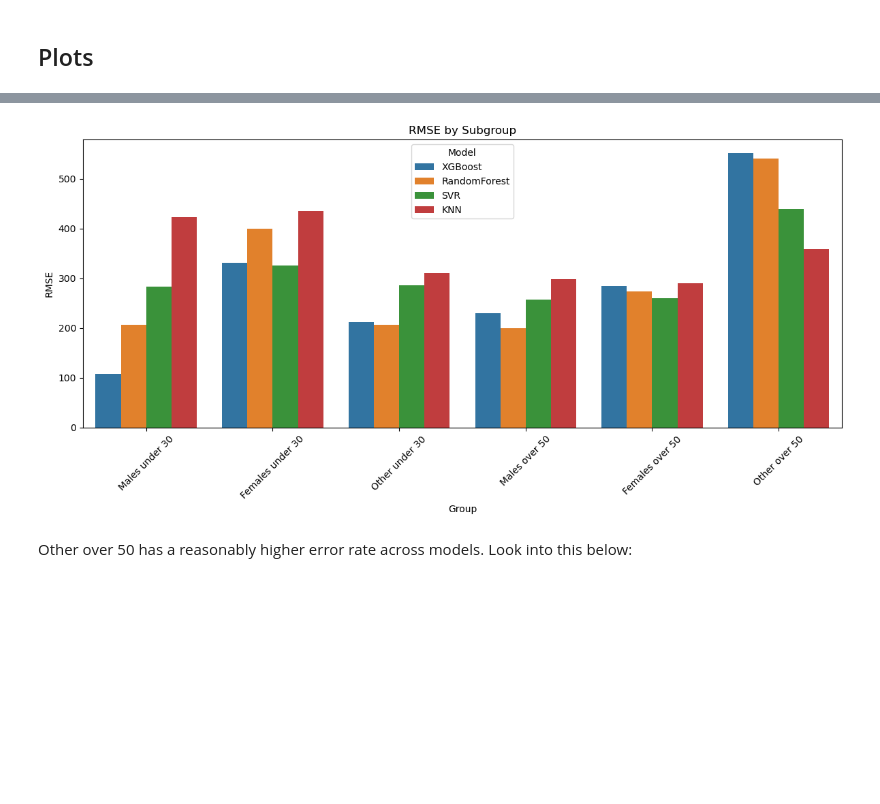
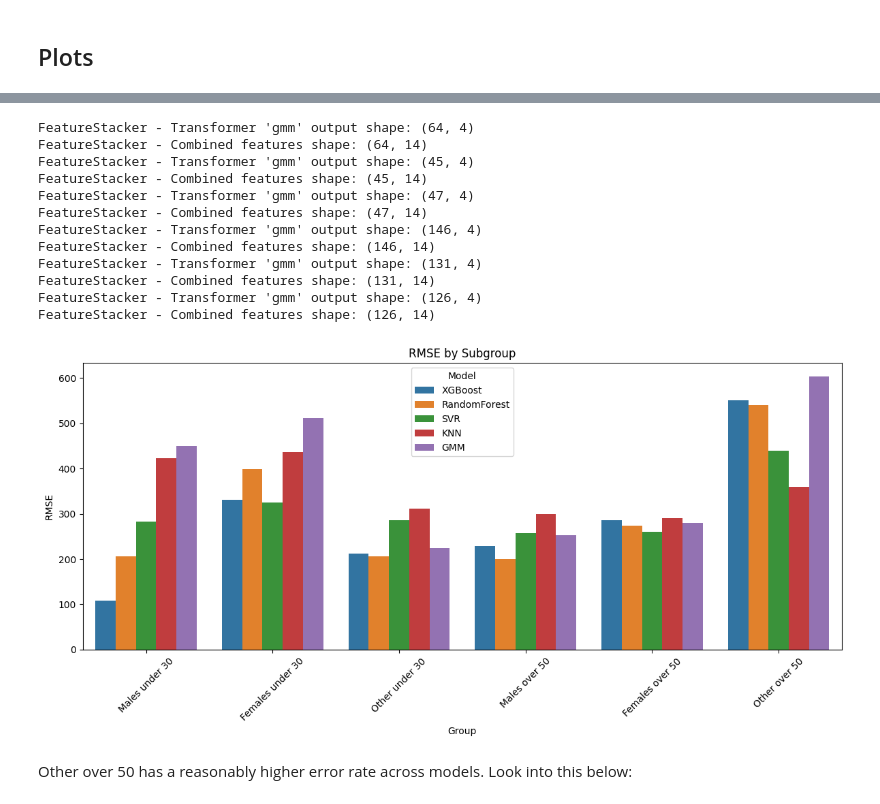
Before and after one commit to DeerWhiplash/headlights, a Jupyter notebook: dataset/model_comparison.ipynb, the cells around one changed output, grey strips where cells are left out. Saved outputs shown, nothing was run; the diff lists cells and outputs as text; code cells hidden in the pictures; blank space fills up the shorter version.

Commit message:
ml: add GMM to model_comparison

```diff
--- a/dataset/model_comparison.ipynb
+++ b/dataset/model_comparison.ipynb
@@ -395,7 +449,7 @@ def plot_all_model_predictions(model_results, X_val, y_val, exclude_models=None)
     plt.suptitle("Actual vs Predicted Settlement Values by Model", fontsize=16, y=1.02)
     plt.show()
 # %%
-def execute_pipeline(models, preprocesser, X_train_data=None):
+def execute_pipeline(models, preprocessor, X_train_data=None):
     # Dictionary to store model results
     model_results = {}
     print("\nTraining and evaluating models:")
@@ -404,10 +458,19 @@ def execute_pipeline(models, preprocesser, X_train_data=None):
         start_time = time.time()
 
         # Create pipeline with preprocessing and model
-        pipeline = Pipeline(steps=[
-            ('preprocessor', preprocesser),
-            ('model', model)
-        ])
+        if ('GMM' in name):
+            pipeline = Pipeline(steps=[
+                ('preprocessor', preprocessor),
+                ('feature_stack', FeatureStacker([
+                    ('gmm', GMMClusterer(max_clusters=4))
+                ])),
+                ('cluster_model_trainer', ClusterModelTrainerWithTuning())
+            ])
+        else:
+            pipeline = Pipeline(steps=[
+                ('preprocessor', preprocessor),
+                ('model', model)
+            ])
 
         # Train the model
         print(f"Training {name}...")
@@ -488,7 +551,7 @@ models = {
 
 preprocessor = define_preprocessor(claims_data)
 
-best_model_name, best_pipeline, model_results = execute_pipeline(models=models, preprocesser=preprocessor)
+best_model_name, best_pipeline, model_results = execute_pipeline(models=models, preprocessor=preprocessor)
 # %% [output]
 Categorical columns: ['DominantInjury', 'VehicleType', 'WeatherConditions', 'AccidentDescription', 'InjuryDescription', 'Gender']
 Numerical columns: ['InjuryPrognosis', 'SpecialHealthExpenses', 'SpecialReduction', 'SpecialOverage', 'GeneralRest', 'SpecialAdditionalInjury', 'SpecialEarningsLoss', 'SpecialUsageLoss', 'SpecialMedic ...
@@ -717,11 +797,9 @@ X_test_filtered = X_test[top_10]
 
 preprocessor = define_preprocessor(X_train_filtered)
 
-# with open('soft_clustering.pkl', 'rb') as f:
-#     gmm_cluster_model = pickle.load(f)
-
-# for key in gmm_cluster_model:
-#     print(f"{key}: {type(gmm_cluster_model[key])}")
+with open('soft_clustering.pkl', 'rb') as f:
+    gmm_cluster_model = pickle.load(f)
+    cluster_model_trainer = gmm_cluster_model.named_steps['cluster_model_trainer']
 
 models = {
     'LinearRegression': LinearRegression(),
@@ -730,8 +808,8 @@ models = {
     'GradientBoosting': GradientBoostingRegressor(random_state=42),
     'XGBoost': XGBRegressor(random_state=42, verbosity=0),
     'SVR': SVR(),
-    'KNN': KNeighborsRegressor()
-    # 'GMM': gmm_cluster_model
+    'KNN': KNeighborsRegressor(),
+    'GMM': cluster_model_trainer
 }
 # %% [output]
 Categorical columns: ['DominantInjury', 'VehicleType', 'WeatherConditions', 'AccidentDescription', 'InjuryDescription', 'Gender']
@@ -747,7 +825,7 @@ else:
 # %% [output]
 All top 10 features are present in the filtered dataset.
 # %%
-best_model_name, best_pipeline, model_results = execute_pipeline(models=models, preprocesser=preprocessor, X_train_data=X_train_filtered)
+best_model_name, best_pipeline, model_results = execute_pipeline(models=models, preprocessor=preprocessor, X_train_data=X_train_filtered)
 
 param_grids = {
     'RandomForest': {
@@ -772,6 +850,7 @@ param_grids = {
         'model__kernel': ['rbf']
     }
 }
+
 # print(models['SVR'].get_params().keys())
 # best_pipeline, param_grid, model_results = model_tuner(best_pipeline, param_grid, model_results)
 top_3_models = sorted(model_results.items(), key=lambda x: x[1]['RMSE'])[:3]
@@ -854,17 +998,30 @@ plt.show()
 # %%
 tuned_models['KNN'] = model_results['KNN']
+tuned_models['GMM'] = model_results['GMM']
 df_subgroup_comparison = evaluate_all_models_by_subgroup(tuned_models, X_val_filtered, y_val, subgroups)
 filtered_df = df_subgroup_comparison[
     ~df_subgroup_comparison['Model'].isin(['LinearRegression', 'Ridge'])
 ]
 plt.figure(figsize=(12, 6))
 sns.barplot(data=filtered_df, x='Group', y='RMSE', hue='Model')
 plt.title("RMSE by Subgroup")
 plt.xticks(rotation=45)
 plt.tight_layout()
 plt.show()
 # %% [output]
+FeatureStacker - Transformer 'gmm' output shape: (64, 4)
+FeatureStacker - Combined features shape: (64, 14)
+FeatureStacker - Transformer 'gmm' output shape: (45, 4)
+FeatureStacker - Combined features shape: (45, 14)
+FeatureStacker - Transformer 'gmm' output shape: (47, 4)
+FeatureStacker - Combined features shape: (47, 14)
+FeatureStacker - Transformer 'gmm' output shape: (146, 4)
+FeatureStacker - Combined features shape: (146, 14)
+FeatureStacker - Transformer 'gmm' output shape: (131, 4)
+FeatureStacker - Combined features shape: (131, 14)
+FeatureStacker - Transformer 'gmm' output shape: (126, 4)
+FeatureStacker - Combined features shape: (126, 14)
-[figure, old version]
+[figure, new version]
 # %% [markdown]
 Other over 50 has a reasonably higher error rate across models.
 Look into this below:
```
Also changed, not shown: parts of 14 cells of this notebook, 1 other file.
